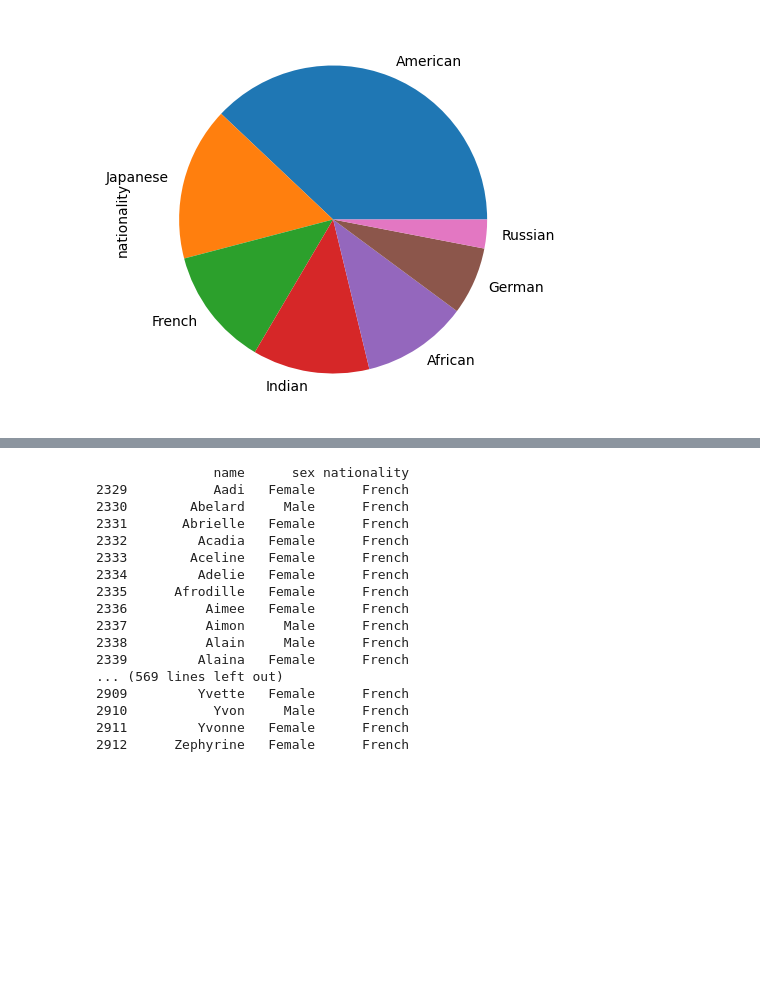
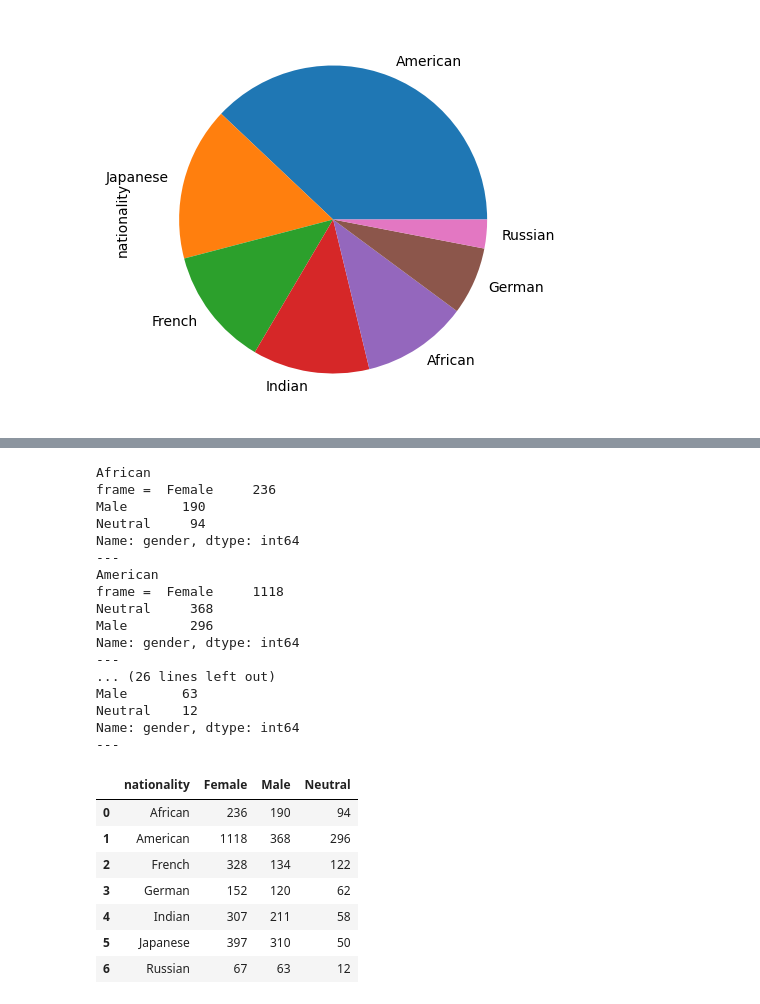
Before and after one commit to fratambot/name-clf, a Jupyter notebook: notebooks/EDA.ipynb, the cells around one changed output, grey strips where cells are left out. Drawn from its saved outputs; the diff is of its cells as text; code cells hidden in the pictures; blank space fills up the shorter version.

```diff
--- a/notebooks/EDA.ipynb
+++ b/notebooks/EDA.ipynb
@@ -71,20 +85,47 @@ Name: sex, dtype: int64
-# %%
-print(raw_data.loc[raw_data["nationality"]=="French"])
-# %% [output]
-               name      sex nationality
-2329           Aadi   Female      French
-2330        Abelard     Male      French
-2331       Abrielle   Female      French
-2332         Acadia   Female      French
-2333        Aceline   Female      French
-2334         Adelie   Female      French
-2335      Afrodille   Female      French
-2336          Aimee   Female      French
-2337          Aimon     Male      French
-2338          Alain     Male      French
-2339         Alaina   Female      French
-... (569 lines left out)
-2909         Yvette   Female      French
-2910           Yvon     Male      French
-2911         Yvonne   Female      French
-2912      Zephyrine   Female      French
+# %%
+grouped = raw_data.groupby("nationality")
+result = []
+for gen, group in grouped:
+    print(gen)
+    #print(group["gender"].value_counts(sort=False))
+    frame = group["gender"].value_counts(sort=False)
+    print("frame = ", frame)
+    print("---")
+    result.append({
+        "nationality": gen,
+        "Female" : group["gender"].value_counts().values[0],
+        "Male" : group["gender"].value_counts().values[1],
+        "Neutral" : group["gender"].value_counts().values[2],
+        })
+    #print(result)
+
+result_df = pd.DataFrame(result)
+result_df
+    #print(gen)
+    #print(group["gender"].value_counts())
+# %% [output]
+African
+frame =  Female     236
+Male       190
+Neutral     94
+Name: gender, dtype: int64
+---
+American
+frame =  Female     1118
+Neutral     368
+Male        296
+Name: gender, dtype: int64
+---
+... (26 lines left out)
+Male       63
+Neutral    12
+Name: gender, dtype: int64
+---
+|  | nationality | Female | Male | Neutral |
+| 0 | African | 236 | 190 | 94 |
+| 1 | American | 1118 | 368 | 296 |
+| 2 | French | 328 | 134 | 122 |
+| 3 | German | 152 | 120 | 62 |
+| 4 | Indian | 307 | 211 | 58 |
+| 5 | Japanese | 397 | 310 | 50 |
+| 6 | Russian | 67 | 63 | 12 |
```
Also changed, not shown: parts of 6 cells of this notebook, 4 other files.
